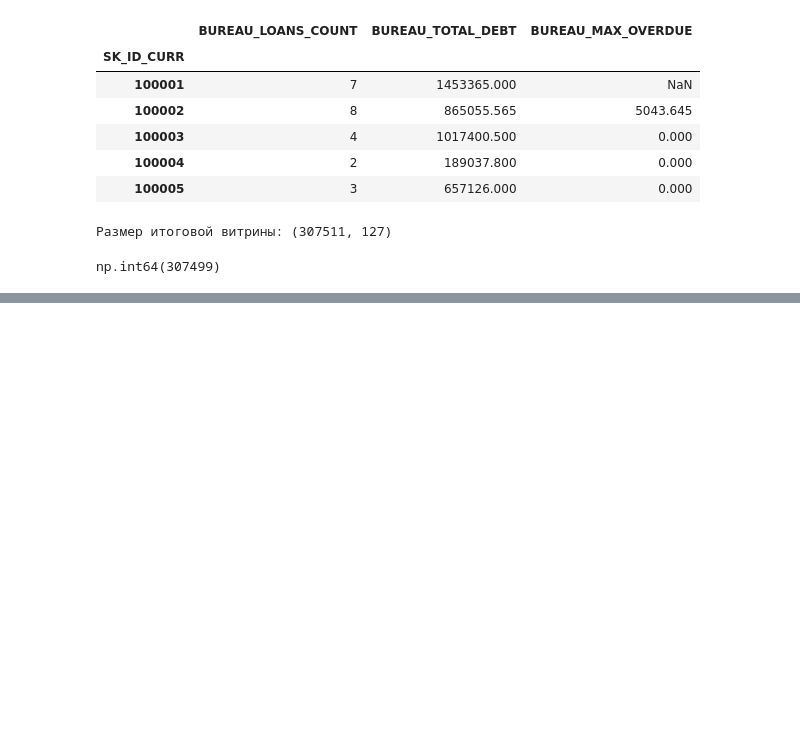
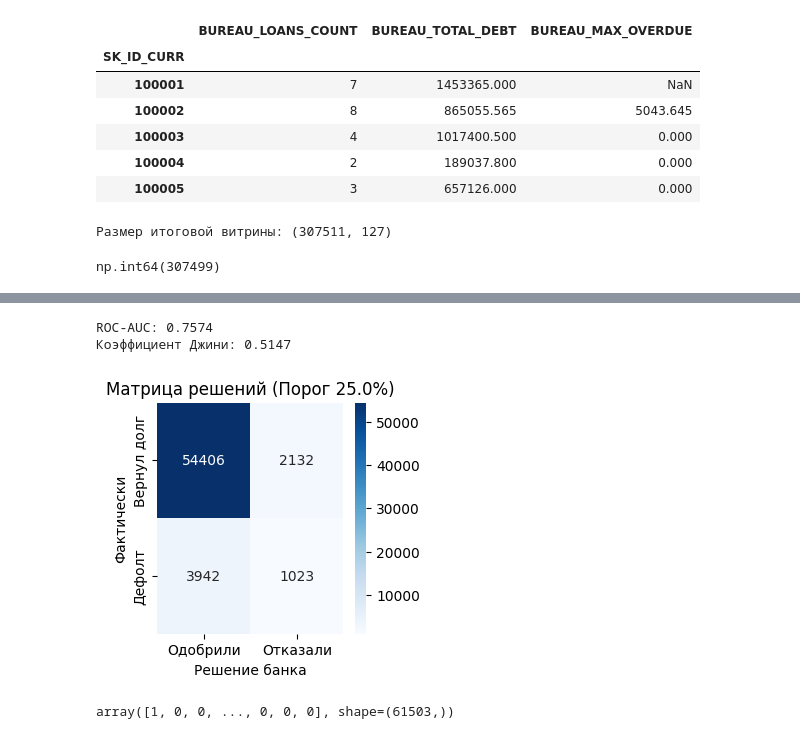
Before and after one commit to SemVan/BankingCourse, a Jupyter notebook: Seminar3.ipynb, the cells around one changed output, grey strips where cells are left out. Drawn from its saved outputs; the diff is of its cells as text; code cells hidden in the pictures; blank space fills up the shorter version.

```diff
--- a/Seminar3.ipynb
+++ b/Seminar3.ipynb
@@ -153,7 +174,7 @@ X = full_df.drop(columns=['TARGET'])
 
 # TODO 4.1: Разделите выборку на Train и Test (80/20).
 # ВАЖНО: добавьте параметр stratify=y, чтобы сохранить пропорцию дефолтов.
-X_train, X_test, y_train, y_test = # <ВАШ_КОД>
+X_train, X_test, y_train, y_test = train_test_split(X, y, train_size=0.8, stratify=y)
 
 # Подготовка категориальных признаков для CatBoost
 # CatBoost требует, чтобы пустые текстовые ячейки были чем-то заполнены.
@@ -167,12 +192,12 @@ from catboost import CatBoostClassifier
 # TODO 5.1: Инициализируйте модель CatBoost.
 # Решение проблемы дисбаланса: задайте auto_class_weights='Balanced'.
 # Количество итераций (деревьев): 300, random_seed=42.
-model = # <ВАШ_КОД>
+model = CatBoostClassifier(iterations=300)
 
 print("Запуск обучения модели (может занять 1-2 минуты)...")
 # TODO 5.2: Обучите модель (fit), обязательно передав список cat_features.
-# <ВАШ_КОД>
+model.fit(X_train, y_train, cat_features=cat_features)
 
 # TODO 5.3: Получите предсказания вероятности дефолта (Probability of Default) для X_test.
 # Используйте метод predict_proba(). Нам нужен только второй столбец [:, 1] (вероятность единицы).
-y_pred_proba = # <ВАШ_КОД>
+# y_pred_proba = # <ВАШ_КОД>
@@ -179,38 +225,45 @@ y_pred_proba = # <ВАШ_КОД>
 # %%
 from sklearn.metrics import roc_auc_score, confusion_matrix
 import seaborn as sns
 import matplotlib.pyplot as plt
 
 # TODO 6.1: Рассчитайте ROC-AUC
-auc = # <ВАШ_КОД>
+y_pred_proba = model.predict_proba(X_test)
+auc = roc_auc_score(y_test, y_pred_proba[:, 1])
 
 # TODO 6.2: Рассчитайте коэффициент Джини (Gini = 2 * AUC - 1).
 # Это стандартная метрика Банка России.
-gini = # <ВАШ_КОД>
+gini = 2 * auc - 1
 
 print(f"ROC-AUC: {auc:.4f}")
 print(f"Коэффициент Джини: {gini:.4f}")
 
-# TODO 6.3: Принятие бизнес-решения (Порог отсечения).
-# Банк решает: "Если PD > 15%, мы отказываем в кредите".
-# Создайте массив предсказаний классов (1 - дефолт, 0 - выплата), где 1 ставится, если y_pred_proba > 0.15.
-# Используйте np.where().
-threshold = 0.15
-y_pred_business = # <ВАШ_КОД>
+# # TODO 6.3: Принятие бизнес-решения (Порог отсечения).
+# # Банк решает: "Если PD > 15%, мы отказываем в кредите".
+# # Создайте массив предсказаний классов (1 - дефолт, 0 - выплата), где 1 ставится, если y_pred_proba > 0.15.
+# # Используйте np.where().
+threshold = 0.25
+y_pred_business = np.where(y_pred_proba[:, 1] > threshold, 1, 0)
 
-# Строим матрицу ошибок (Confusion Matrix)
+# # Строим матрицу ошибок (Confusion Matrix)
 cm = confusion_matrix(y_test, y_pred_business)
 
-# Визуализация матрицы ошибок (код готов для экономии времени)
-plt.figure(figsize=(6,4))
+# # Визуализация матрицы ошибок (код готов для экономии времени)
+plt.figure(figsize=(3,3))
 sns.heatmap(cm, annot=True, fmt='d', cmap='Blues',
             xticklabels=['Одобрили', 'Отказали'],
             yticklabels=['Вернул долг', 'Дефолт'])
 plt.ylabel('Фактически')
 plt.xlabel('Решение банка')
 plt.title(f'Матрица решений (Порог {threshold*100}%)')
 plt.show()
-
-# Дискуссия с группой:
-# Посмотрите на нижний левый квадрат (Отдали деньги дефолтнику - False Negative). Это прямые убытки.
-# Посмотрите на верхний правый квадрат (Отказали хорошему клиенту - False Positive). Это упущенная выгода.
+# %% [output]
+ROC-AUC: 0.7574
+Коэффициент Джини: 0.5147
+[figure, added]
+# %%
+threshold = 0.15
+y_pred_business = np.where(y_pred_proba[:, 1] > threshold, 1, 0)
+y_pred_business
+# %% [output]
+array([1, 0, 0, ..., 0, 0, 0], shape=(61503,))
```
Also changed, not shown: parts of 5 cells of this notebook, 1 other file.
